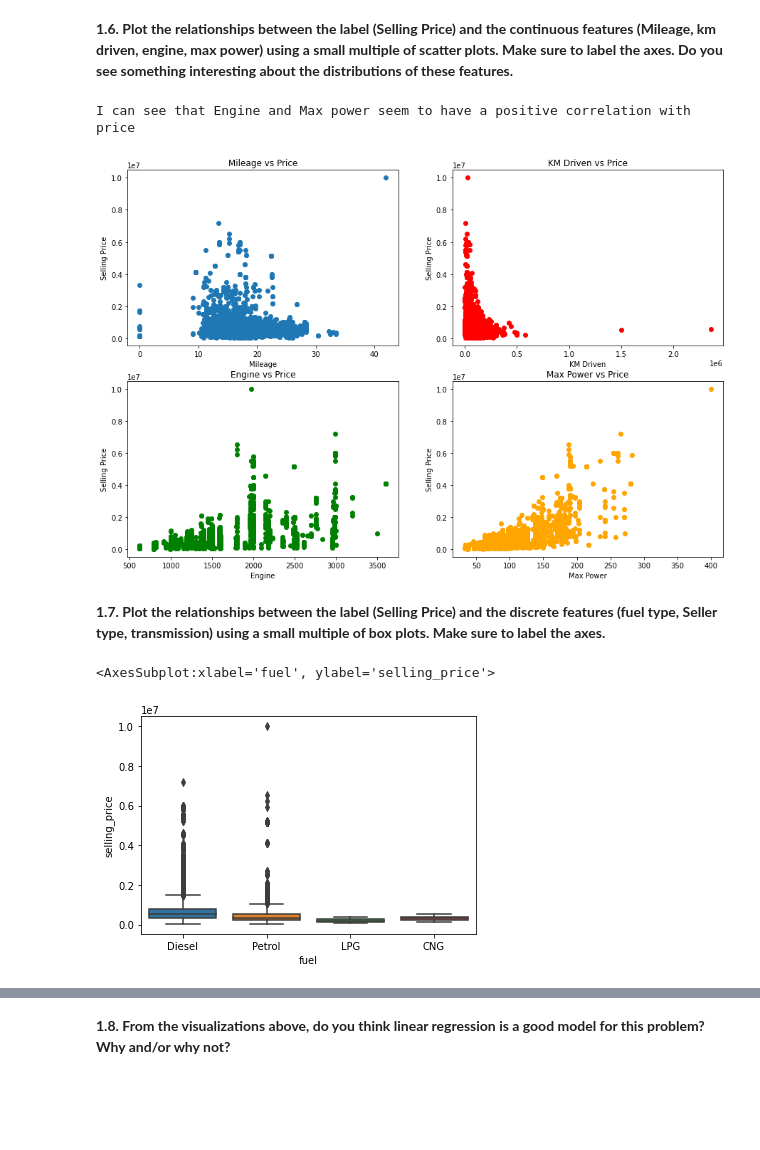
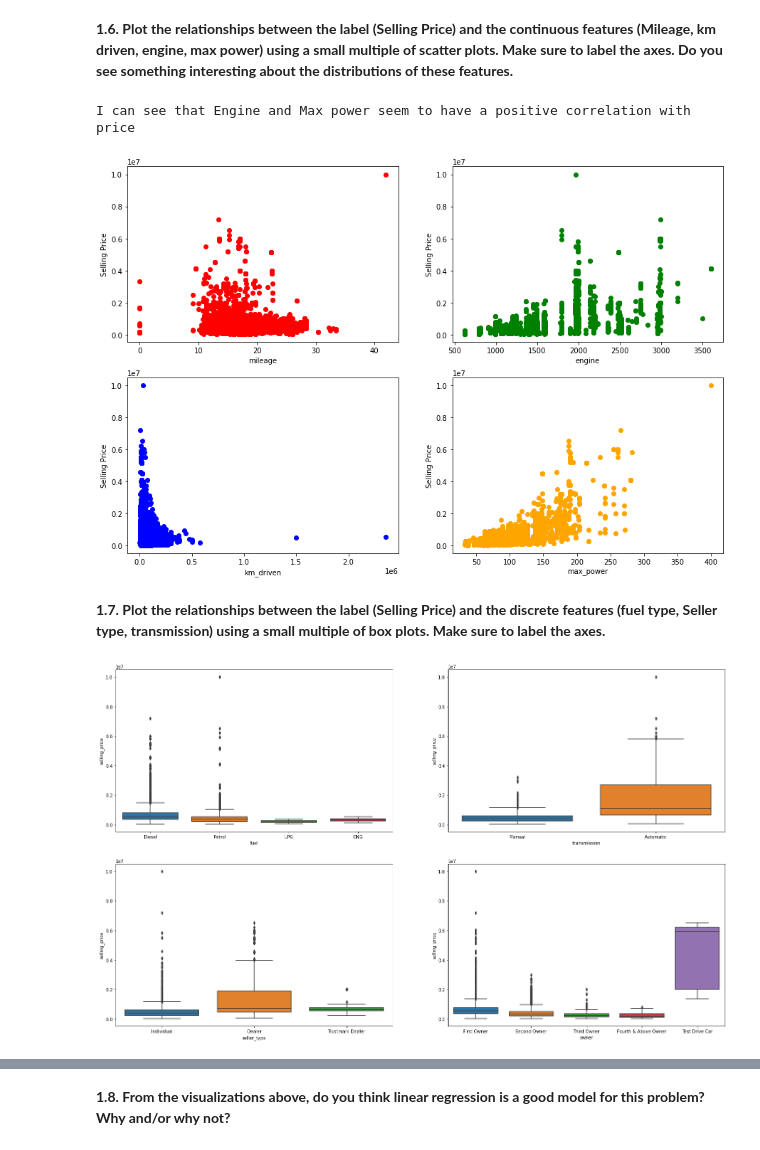
Before and after one commit to ekumar96/AppliedML_Project1-Linear_Logistic_SVM, a Jupyter notebook: HomeWork_1_Spring_22.ipynb, the cells around one changed output, grey strips where cells are left out. Saved outputs shown, nothing was run; the diff lists cells and outputs as text; code cells hidden in the pictures; blank space fills up the shorter version.

```diff
--- a/HomeWork_1_Spring_22.ipynb
+++ b/HomeWork_1_Spring_22.ipynb
@@ -257,33 +245,31 @@ plt.show()
 Make sure to label the axes. Do you see something interesting about the distributions of these features.**
 # %%
 ### Your code here
-fig, axs = plt.subplots(2, 2, figsize = (15,10))
+cont_ft = ['mileage', 'km_driven', 'engine', 'max_power']
+colors = ['red','blue','green','orange']
 
-axs[0, 0].scatter(auto_mpg_X["mileage"], auto_mpg_y)
-axs[0, 0].set_title('Mileage vs Price')
-axs[0, 0].set(xlabel='Mileage', ylabel='Selling Price')
-
-axs[0, 1].scatter(auto_mpg_X["km_driven"], auto_mpg_y, color = "red")
-axs[0, 1].set_title('KM Driven vs Price')
-axs[0, 1].set(xlabel='KM Driven', ylabel='Selling Price')
-
-axs[1, 0].scatter(auto_mpg_X["engine"], auto_mpg_y, color = "green")
-axs[1, 0].set_title('Engine vs Price')
-axs[1, 0].set(xlabel='Engine', ylabel='Selling Price')
-
-axs[1, 1].scatter(auto_mpg_X["max_power"], auto_mpg_y, color = "orange")
-axs[1, 1].set_title('Max Power vs Price')
-axs[1, 1].set(xlabel='Max Power', ylabel='Selling Price')
+figure, axs = plt.subplots(2, 2, figsize = (15, 10))
+for index, feature in enumerate(cont_ft):
+    xval = index%2
+    yval = int(index/2)
+    axs[xval, yval].scatter(auto_mpg_X[feature], auto_mpg_y, color = colors[index])
+    axs[xval, yval].set(xlabel=feature, ylabel='Selling Price')
 
 print("I can see that Engine and Max power seem to have a positive correlation with price")
 # %% [output]
 I can see that Engine and Max power seem to have a positive correlation with price
-[figure, old version]
+[figure, new version]
 # %% [markdown]
 **1.7. Plot the relationships between the label (Selling Price) and the discrete features (fuel type, Seller type, transmission) using a small multiple of box plots. Make sure to label the axes.**
 # %%
 ### Your code here
-sns.boxplot(x='fuel',y='selling_price',data=fauto_mpg_df)
+cat_ft = ['fuel', 'seller_type', 'transmission','owner']
+figure, axes = plt.subplots(2, 2, figsize = (25, 15))
+for index, feature in enumerate(cat_ft):
+    xval = index%2
+    yval = int(index/2)
+    sns.boxplot(x=feature,y='selling_price', data=fauto_mpg_df, ax=axes[xval,yval])
+
+#sns.boxplot(x='fuel',y='selling_price',data=fauto_mpg_df)
 # %% [output]
-<AxesSubplot:xlabel='fuel', ylabel='selling_price'>
-[figure, old version]
+[figure, new version]
```
Also changed, not shown: parts of 29 cells of this notebook, 2 other files.
